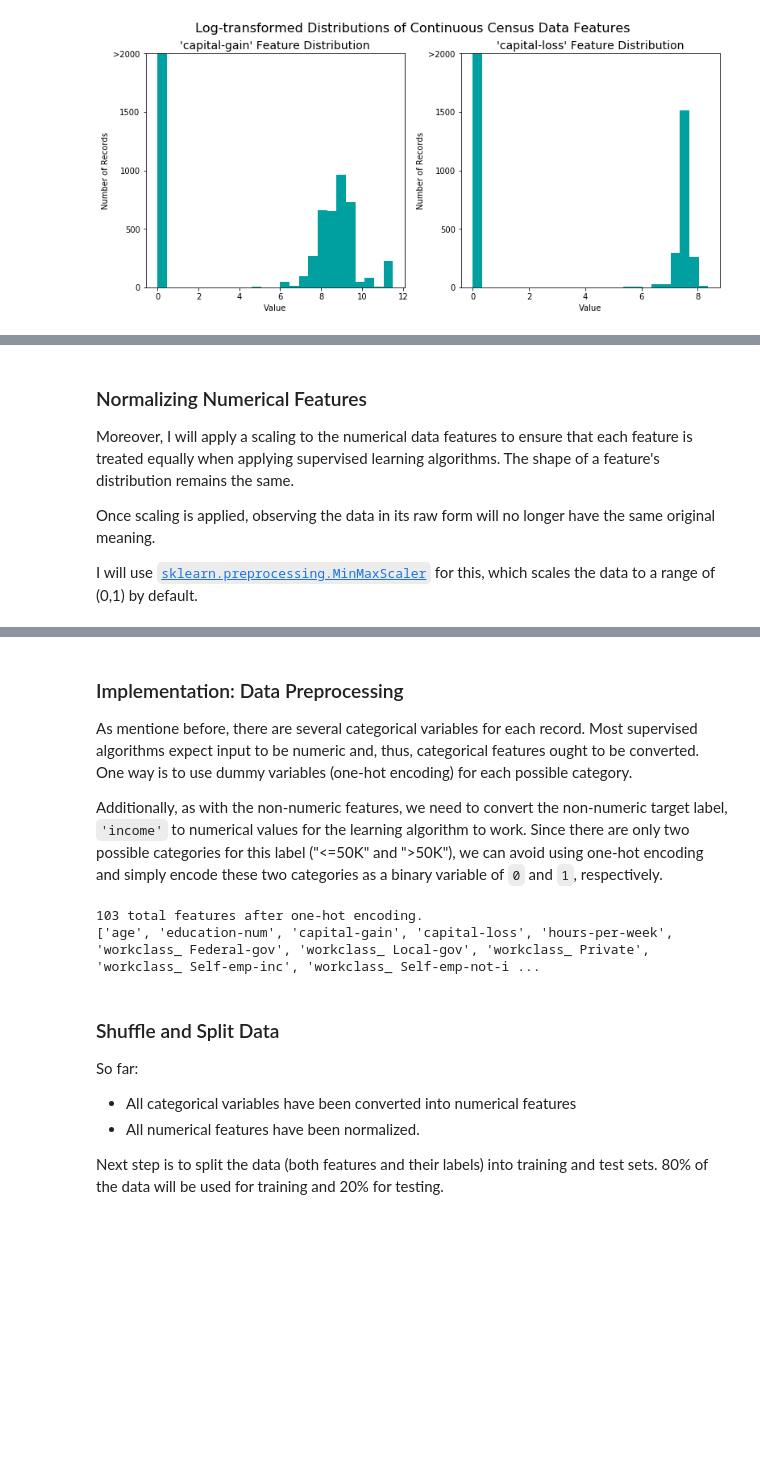
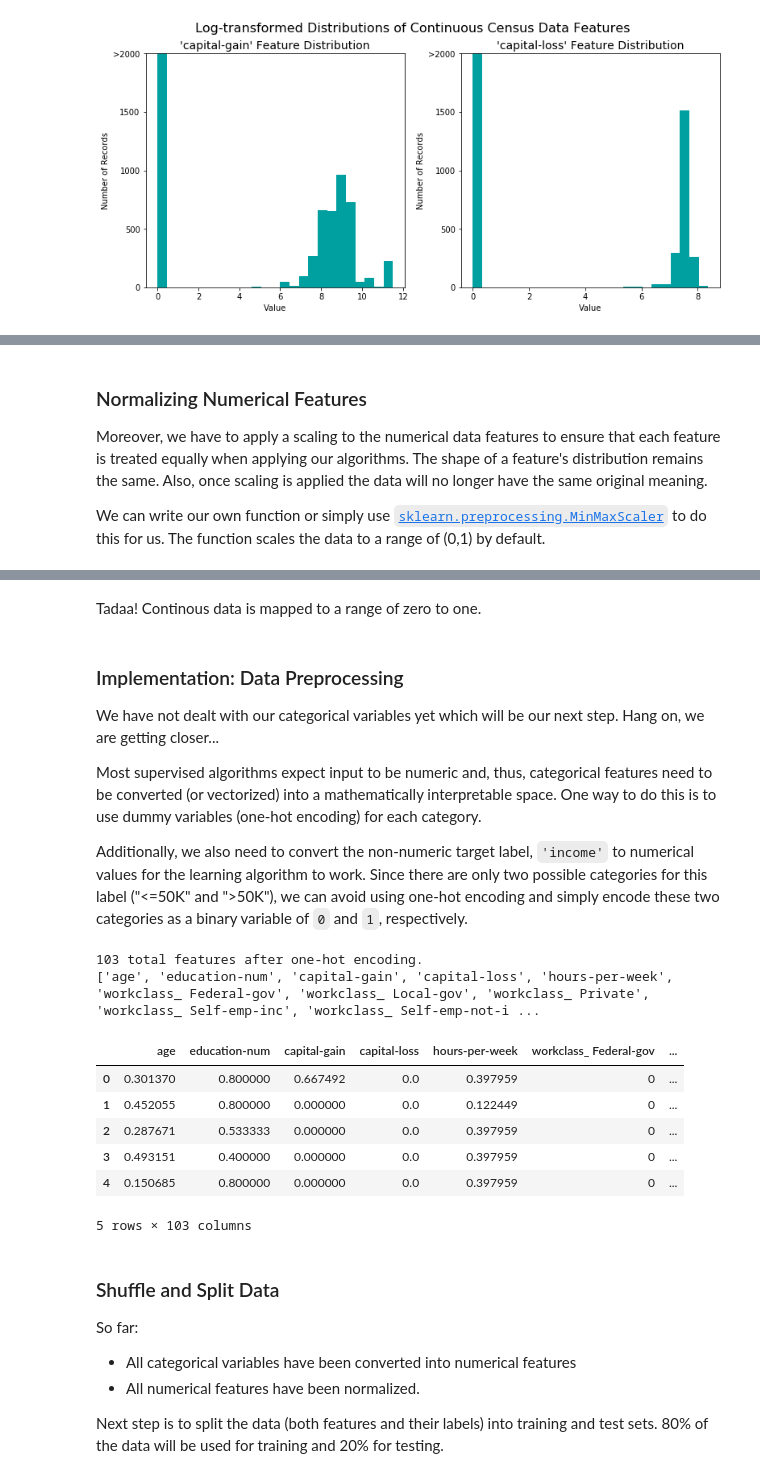
Before and after one commit to tm1611/Identifying-Donors-Project, a Jupyter notebook: Identifying-donors.ipynb, the cells around one changed output, grey strips where cells are left out. Drawn from its saved outputs; the diff is of its cells as text; code cells hidden in the pictures; blank space fills up the shorter version.

```diff
--- a/Identifying-donors.ipynb
+++ b/Identifying-donors.ipynb
@@ -126,10 +144,8 @@ vs.distribution(features_log_transformed, transformed = True)
 # %% [markdown]
 ### Normalizing Numerical Features
-Moreover, I will apply a scaling to the numerical data features to ensure that each feature is treated equally when applying supervised learning algorithms. The shape of a feature's distribution remains the same.
+Moreover, we have to apply a scaling to the numerical data features to ensure that each feature is treated equally when applying our algorithms. The shape of a feature's distribution remains the same. Also, once scaling is applied the data will no longer have the same original meaning.
 
-Once scaling is applied, observing the data in its raw form will no longer have the same original meaning.
-
-I will use [`sklearn.preprocessing.MinMaxScaler`](http://scikit-learn.org/stable/modules/generated/sklearn.preprocessing.MinMaxScaler.html) for this, which scales the data to a range of (0,1) by default.
+We can write our own function or simply use [`sklearn.preprocessing.MinMaxScaler`](http://scikit-learn.org/stable/modules/generated/sklearn.preprocessing.MinMaxScaler.html) to do this for us. The function scales the data to a range of (0,1) by default.
 # %%
 # Import sklearn.preprocessing.StandardScaler
 from sklearn.preprocessing import MinMaxScaler
@@ -150,9 +166,13 @@ display(features_log_minmax_transform.head(n = 5))
 | 2 | 0.287671 | Private | HS-grad | 0.533333 | Divorced | Handlers-cleaners | Not-in-family | White | ... |
 | 3 | 0.493151 | Private | 11th | 0.400000 | Married-civ-spouse | Handlers-cleaners | Husband | Black | ... |
 | 4 | 0.150685 | Private | Bachelors | 0.800000 | Married-civ-spouse | Prof-specialty | Wife | Black | ... |
+# %% [markdown]
+Tadaa! Continous data is mapped to a range of zero to one.
 # %% [markdown]
 ### Implementation: Data Preprocessing
-As mentione before, there are several categorical variables for each record. Most supervised algorithms expect input to be numeric and, thus, categorical features ought to be converted. One way is to use dummy variables (one-hot encoding) for each possible category.
+We have not dealt with our categorical variables yet which will be our next step. Hang on, we are getting closer...
 
-Additionally, as with the non-numeric features, we need to convert the non-numeric target label, `'income'` to numerical values for the learning algorithm to work. Since there are only two possible categories for this label ("<=50K" and ">50K"), we can avoid using one-hot encoding and simply encode these two categories as a binary variable of `0` and `1`, respectively.
+Most supervised algorithms expect input to be numeric and, thus, categorical features need to be converted (or vectorized) into a mathematically interpretable space. One way to do this is to use dummy variables (one-hot encoding) for each category.
+
+Additionally, we also need to convert the non-numeric target label, `'income'` to numerical values for the learning algorithm to work. Since there are only two possible categories for this label ("<=50K" and ">50K"), we can avoid using one-hot encoding and simply encode these two categories as a binary variable of `0` and `1`, respectively.
 # %%
@@ -171,6 +191,17 @@ print(encoded[:20])
 # %% [output]
 103 total features after one-hot encoding.
 ['age', 'education-num', 'capital-gain', 'capital-loss', 'hours-per-week', 'workclass_ Federal-gov', 'workclass_ Local-gov', 'workclass_ Private', 'workclass_ Self-emp-inc', 'workclass_ Self-emp-not-i ...
+# %%
+# Another look at the features...
+features_final.head()
+# %% [output]
+|  | age | education-num | capital-gain | capital-loss | hours-per-week | workclass_ Federal-gov | ... |
+| 0 | 0.301370 | 0.800000 | 0.667492 | 0.0 | 0.397959 | 0 | ... |
+| 1 | 0.452055 | 0.800000 | 0.000000 | 0.0 | 0.122449 | 0 | ... |
+| 2 | 0.287671 | 0.533333 | 0.000000 | 0.0 | 0.397959 | 0 | ... |
+| 3 | 0.493151 | 0.400000 | 0.000000 | 0.0 | 0.397959 | 0 | ... |
+| 4 | 0.150685 | 0.800000 | 0.000000 | 0.0 | 0.397959 | 0 | ... |
+5 rows × 103 columns
 # %% [markdown]
 ### Shuffle and Split Data
 So far:
```
Also changed, not shown: parts of 55 cells of this notebook.
